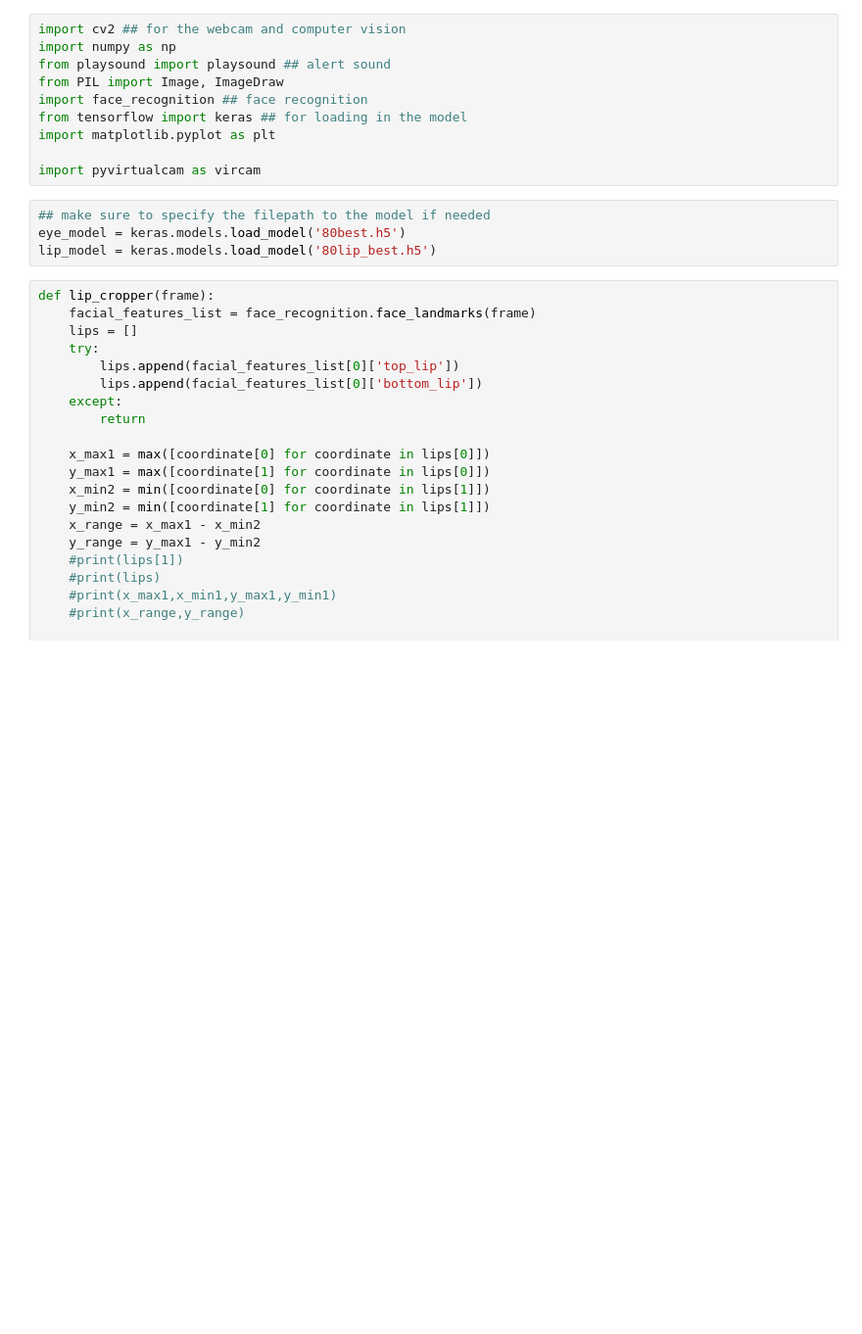
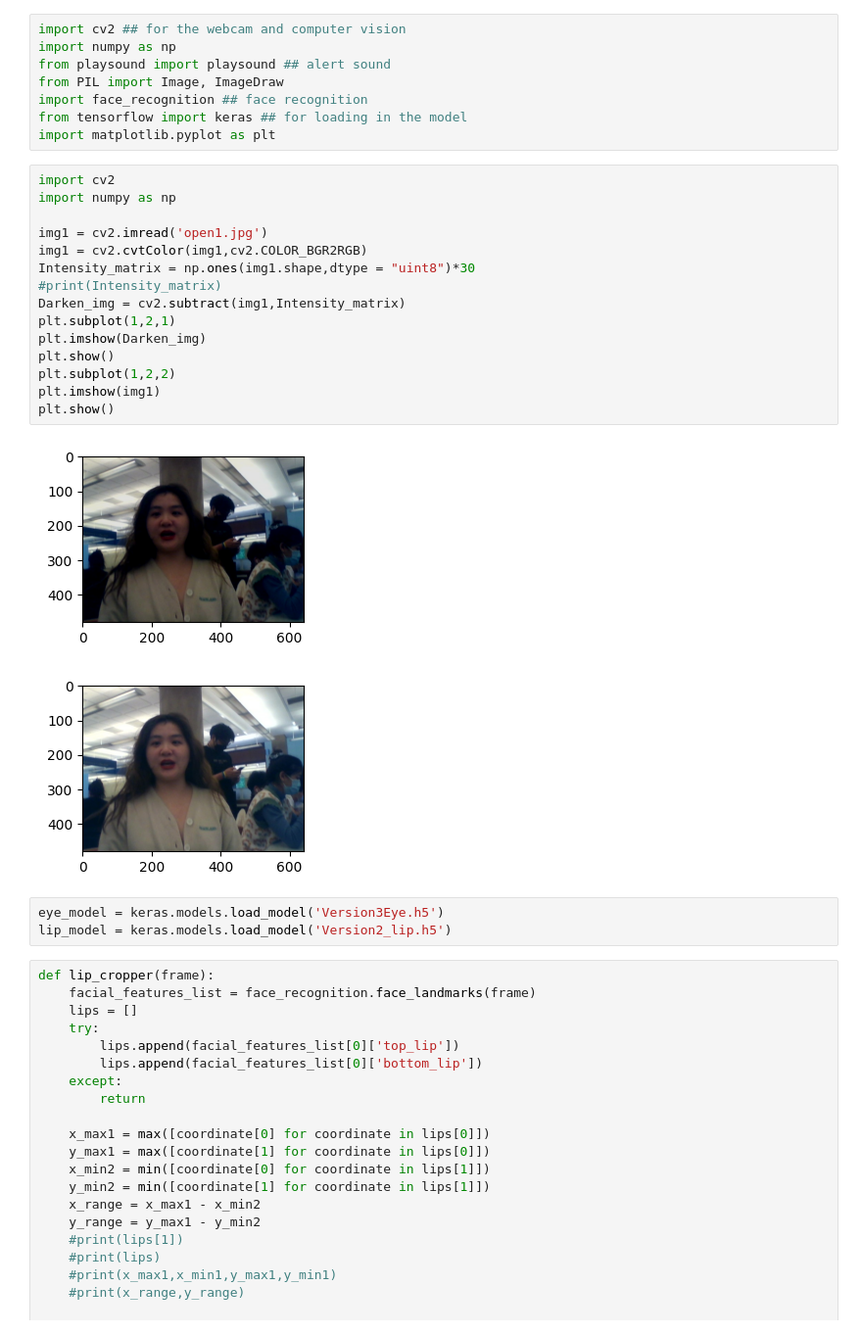
Before and after one commit to OuNiSang/ELEC490Project, a Jupyter notebook: DetectionSource/camera.ipynb, the cells around one changed output. Shown at 98% size. Drawn from its saved outputs; the diff is of its cells as text; blank space fills up the shorter version.

```diff
--- a/DetectionSource/camera.ipynb
+++ b/DetectionSource/camera.ipynb
@@ -6,12 +6,27 @@ from PIL import Image, ImageDraw
 import face_recognition ## face recognition
 from tensorflow import keras ## for loading in the model
 import matplotlib.pyplot as plt
-
-import pyvirtualcam as vircam
+# %%
+import cv2
+import numpy as np
+
+img1 = cv2.imread('open1.jpg')
+img1 = cv2.cvtColor(img1,cv2.COLOR_BGR2RGB)
+Intensity_matrix = np.ones(img1.shape,dtype = "uint8")*30
+#print(Intensity_matrix)
+Darken_img = cv2.subtract(img1,Intensity_matrix)
+plt.subplot(1,2,1)
+plt.imshow(Darken_img)
+plt.show()
+plt.subplot(1,2,2)
+plt.imshow(img1)
+plt.show()
+# %% [output]
+[figure, added]
+[figure, added]
 # %%
-## make sure to specify the filepath to the model if needed
-eye_model = keras.models.load_model('80best.h5')
-lip_model = keras.models.load_model('80lip_best.h5')
+eye_model = keras.models.load_model('Version3Eye.h5')
+lip_model = keras.models.load_model('Version2_lip.h5')
 # %%
 def lip_cropper(frame):
     facial_features_list = face_recognition.face_landmarks(frame)
```
Also changed, not shown: parts of 12 cells of this notebook, 4 other files.
